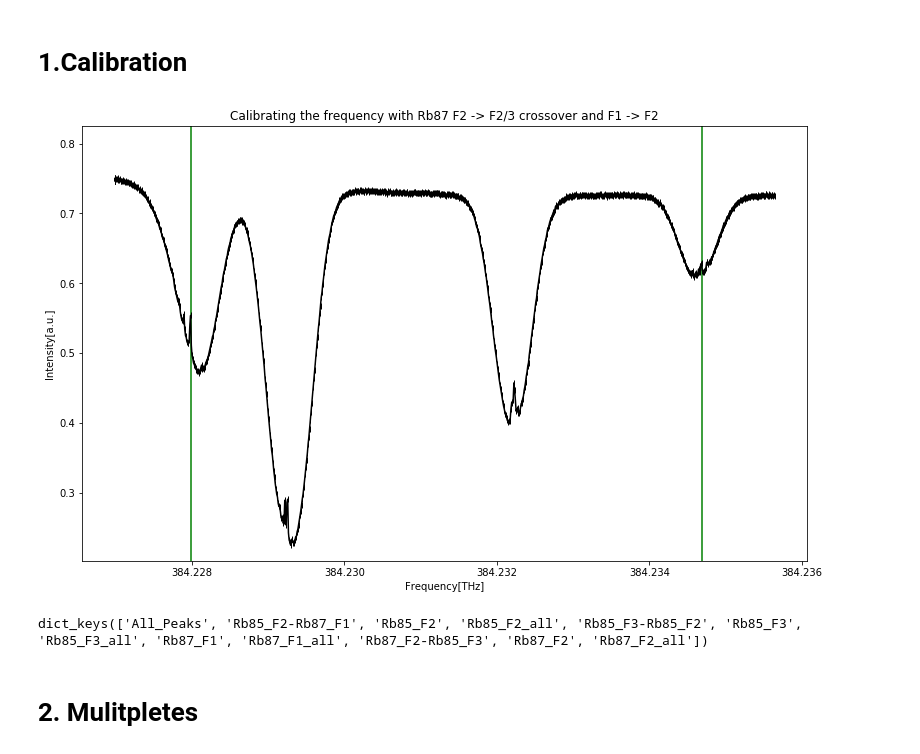
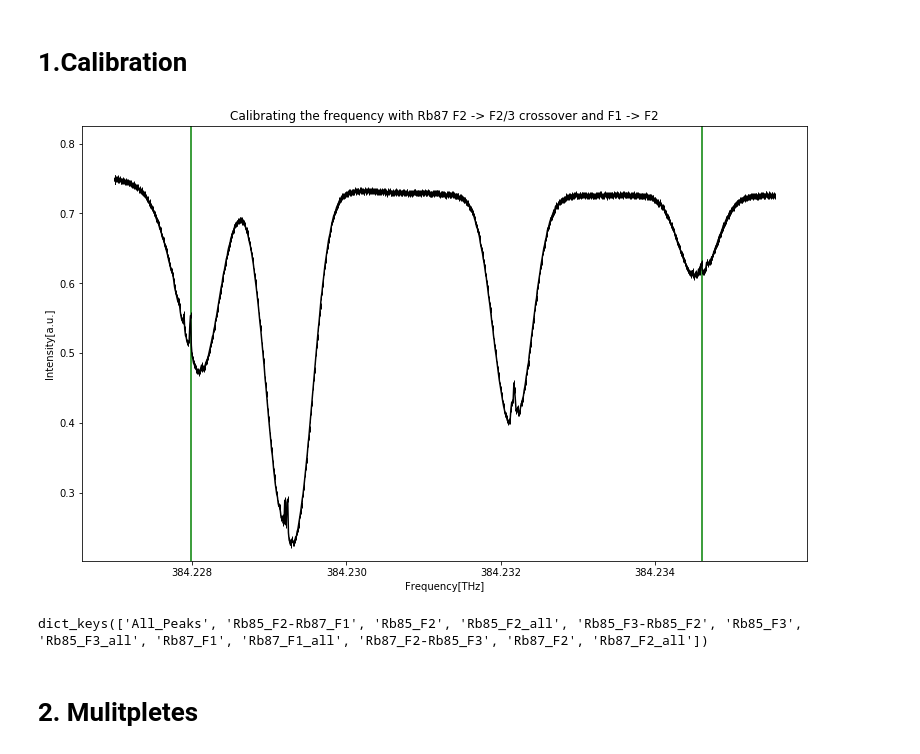
Before and after one commit to anananlyjlyj/physics-FP-Uni-HD, a Jupyter notebook: F20 Magneto-optical Trap/Part I.ipynb, the cells around one changed output. Saved outputs shown, nothing was run; the diff lists cells and outputs as text; code cells hidden in the pictures.

```diff
--- a/F20 Magneto-optical Trap/Part I.ipynb
+++ b/F20 Magneto-optical Trap/Part I.ipynb
@@ -10,7 +10,7 @@ from scipy.constants import Boltzmann as kb
 from scipy.constants import Avogadro as avo
 # %%
 #constants
-mass87 = 85e-3/avo
+mass87 = 87e-3/avo
 mass85 = 85e-3/avo
 
 #rb87 transitions
@@ -33,16 +33,20 @@ p3_85 = +100.205e6
 
 #need transitions for evaluation
 cross87_s2_p23 = sp_87 + s2_87 + (p2_87 + p3_87)/2
+cross87_s1_p12 = sp_87 + s1_87 + (p1_87 + p2_87)/2
 
 clean87_s1_p2 = sp_87 + s1_87 + p2_87
 clean87_s2_p1 = sp_87 + s2_87 + p1_87
+
 clean87_s1 = sp_87 + s1_87
 clean87_s2 = sp_87 + s2_87
 
 clean85_s1 = sp_85 + s1_85
 clean85_s2 = sp_85 + s2_85
 
+dif87_85 = clean85_s2 - clean87_s2
 dif85_85 = s1_85 - s2_85
+dif85_87 = clean87_s1 - clean85_s1
 # %%
 dic = {}
 
@@ -85,41 +89,41 @@ def readout(key, order):
 
 t_p,t,i,d = readout('All_Peaks',6)
 zero = t_p[0]
-scale = (clean87_s1_p2-cross87_s2_p23)/(t_p[-1]-zero)
+scale = (cross87_s1_p12-cross87_s2_p23)/(t_p[-1]-zero)
 
 def scaling(t):
     return (cross87_s2_p23+(t-zero)*scale)*1e-12
 
 def gaussian(x,fac,mean,std,off):
     return fac*np.exp(-(x-mean)**2/(2*std**2))+off
 
 def lorentzian(x,fac,mean,fwhm):
     return fac/(1+((mean-x)/(0.5*fwhm))**2)
 
-def temperature87(wid):
+def temperature87(wid, wave):
     sig = wid*1e12
-    return (sig**2/sp_87**2)*mass87*light**2/kb
+    return (sig**2/(wave*1e12)**2)*mass87*light**2/kb
 
-def temperature85(wid):
+def temperature85(wid, wave):
     sig = wid*1e12
-    return (sig**2/sp_85**2)*mass85*light**2/kb
+    return (sig**2/(wave*1e12)**2)*mass87*light**2/kb
 
 t = scaling(t)
 t_p = scaling(t_p)
 
 plt.figure(figsize=(13,8))
 plt.vlines(t_p[::3],np.min(i)*0.9,np.max(i)*1.1,colors='green')
 plt.ylim(np.min(i)*0.9,np.max(i)*1.1)
 plt.plot(t,i,'k|-')
 plt.title('Calibrating the frequency with Rb87 F2 -> F2/3 crossover and F1 -> F2')
 plt.ylabel('Intensity[a.u.]')
 plt.xlabel('Frequency[THz]')
 plt.gca().get_xaxis().get_major_formatter().set_useOffset(False)
 plt.show()
 del t,i,d,t_p
 print(dic.keys())
 # %% [output]
-[figure, old version]
+[figure, new version]
 dict_keys(['All_Peaks', 'Rb85_F2-Rb87_F1', 'Rb85_F2', 'Rb85_F2_all', 'Rb85_F3-Rb85_F2', 'Rb85_F3', 'Rb85_F3_all', 'Rb87_F1', 'Rb87_F1_all', 'Rb87_F2-Rb85_F3', 'Rb87_F2', 'Rb87_F2_all'])
 # %% [markdown]
 # 2. Mulitpletes
```
Also changed, not shown: parts of 13 cells of this notebook.
